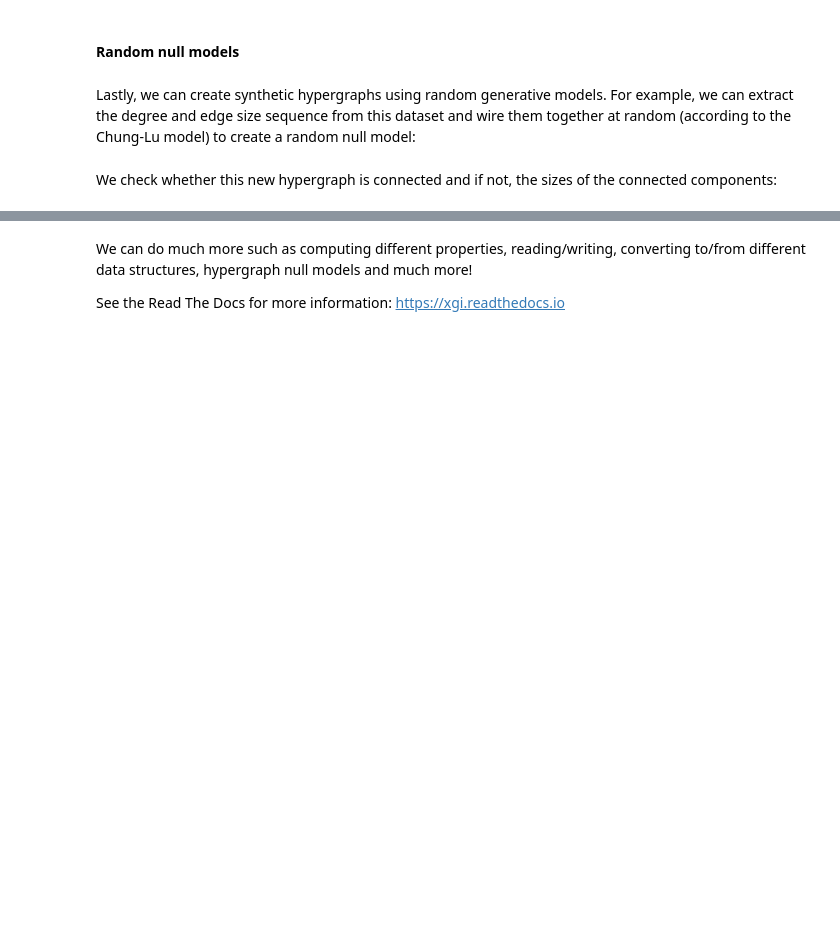
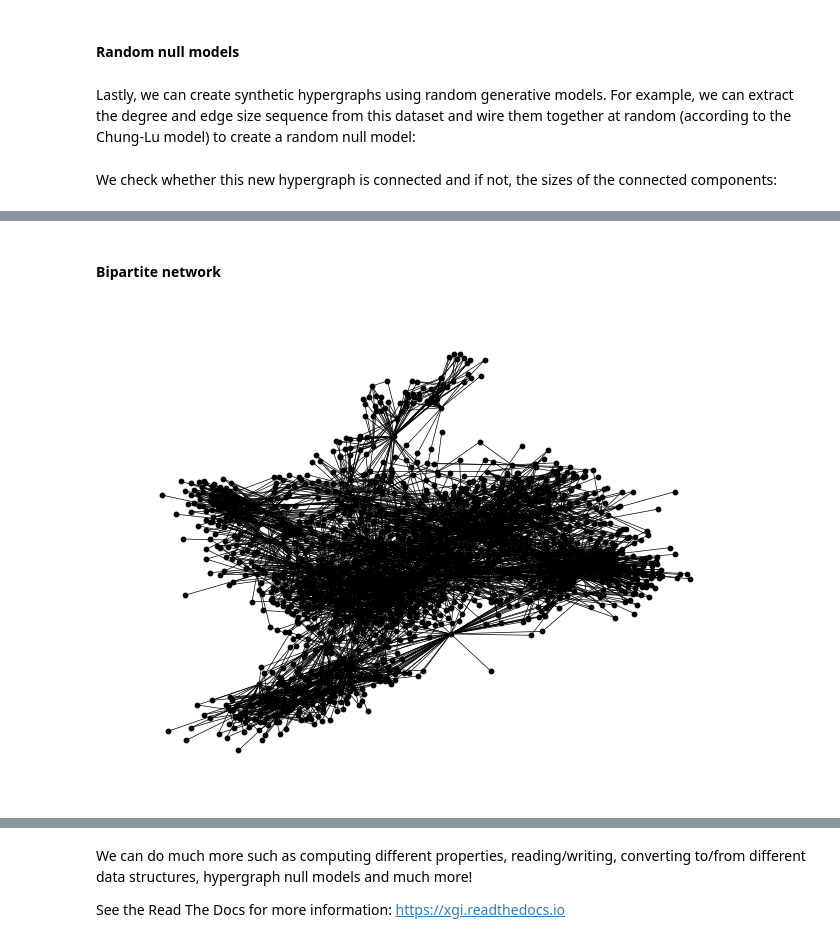
Before and after one commit to xgi-org/xgi, a Jupyter notebook: tutorials/quickstart.ipynb, the cells around one changed output, grey strips where cells are left out. Cells and saved outputs as stored; diff of their text form; code cells hidden in the pictures; blank space fills up the shorter version.

```diff
--- a/tutorials/quickstart.ipynb
+++ b/tutorials/quickstart.ipynb
@@ -108,0 +152,7 @@ if not connected:
+# %% [markdown]
+#### Bipartite network
+# %%
+G = xgi.to_bipartite_graph(H_enron_cleaned)
+nx.draw(G, node_color="black", node_size=10, width=0.5)
+# %% [output]
+[figure, added]
```
Also changed, not shown: parts of 44 cells of this notebook, 1 other file.
